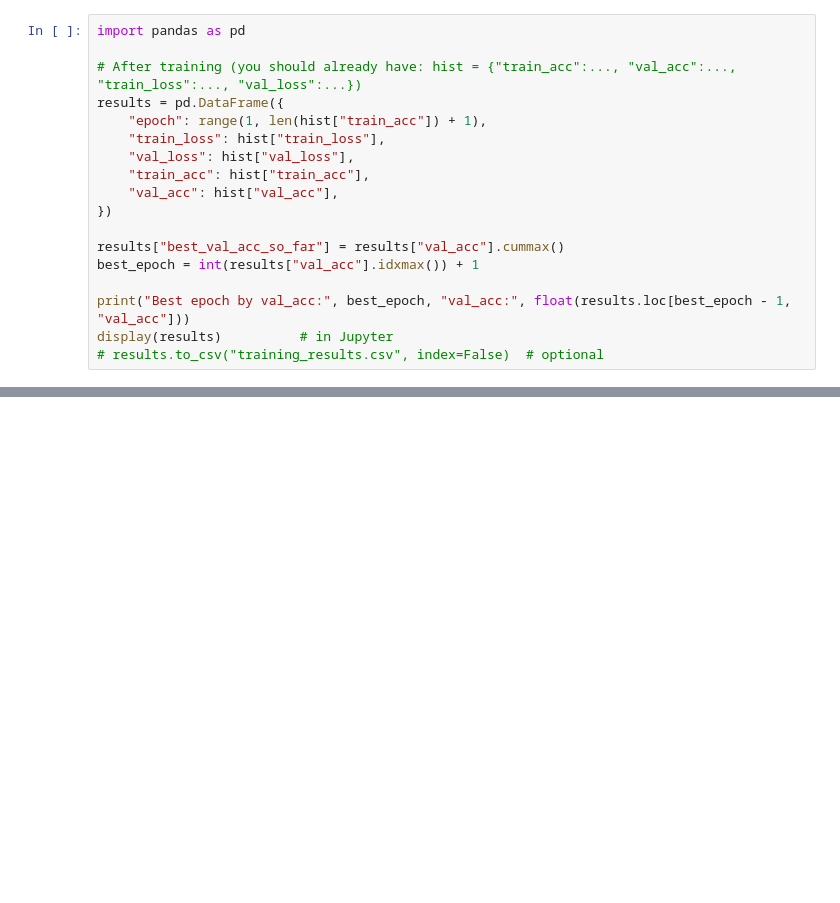
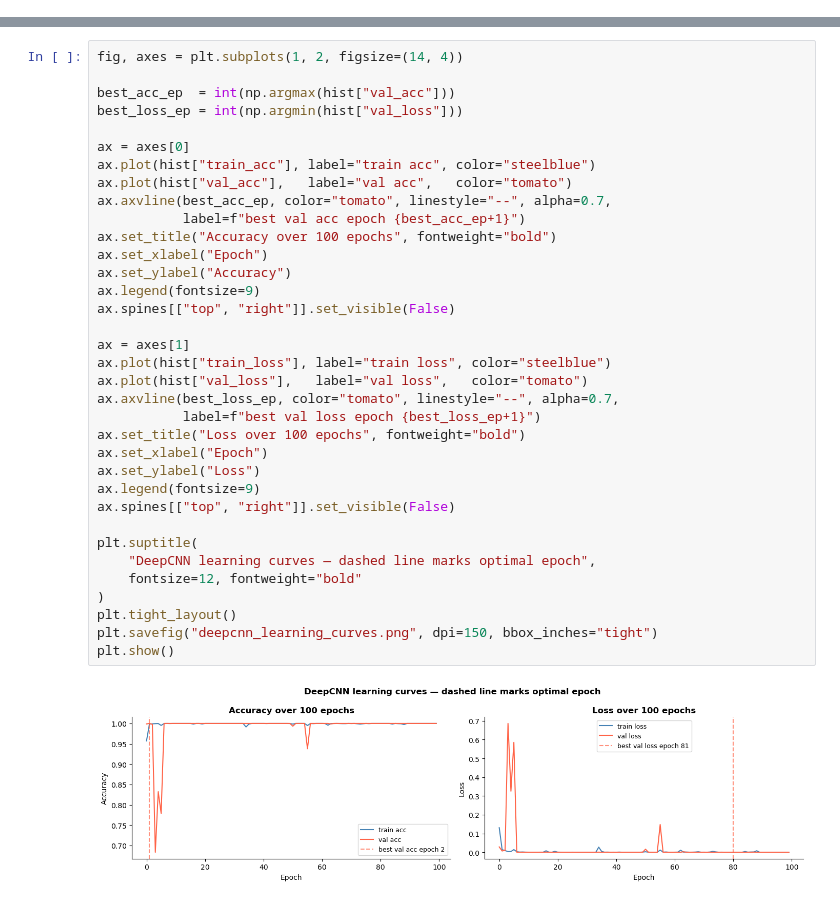
Before and after one commit to davidh-code/Unit-4, a Jupyter notebook: Untitled2.ipynb, the cells around one changed output, grey strips where cells are left out. Cells and saved outputs as stored; diff of their text form; blank space fills up the shorter version.

```diff
--- a/Untitled2.ipynb
+++ b/Untitled2.ipynb
@@ -1659,18 +20,0 @@ PRED: 2 Pelvis  5.0  B31f prob= 0.9999850988388062
-# %%
-import pandas as pd
-
-# After training (you should already have: hist = {"train_acc":..., "val_acc":..., "train_loss":..., "val_loss":...})
-results = pd.DataFrame({
-    "epoch": range(1, len(hist["train_acc"]) + 1),
-    "train_loss": hist["train_loss"],
-    "val_loss": hist["val_loss"],
-    "train_acc": hist["train_acc"],
-    "val_acc": hist["val_acc"],
-})
-
-results["best_val_acc_so_far"] = results["val_acc"].cummax()
-best_epoch = int(results["val_acc"].idxmax()) + 1
-
-print("Best epoch by val_acc:", best_epoch, "val_acc:", float(results.loc[best_epoch - 1, "val_acc"]))
-display(results)          # in Jupyter
-# results.to_csv("training_results.csv", index=False)  # optional
@@ -1804,0 +322,37 @@ Estimated Total Size (MB): 0.50
+# %%
+fig, axes = plt.subplots(1, 2, figsize=(14, 4))
+
+best_acc_ep  = int(np.argmax(hist["val_acc"]))
+best_loss_ep = int(np.argmin(hist["val_loss"]))
+
+ax = axes[0]
+ax.plot(hist["train_acc"], label="train acc", color="steelblue")
+ax.plot(hist["val_acc"],   label="val acc",   color="tomato")
+ax.axvline(best_acc_ep, color="tomato", linestyle="--", alpha=0.7,
+           label=f"best val acc epoch {best_acc_ep+1}")
+ax.set_title("Accuracy over 100 epochs", fontweight="bold")
+ax.set_xlabel("Epoch")
+ax.set_ylabel("Accuracy")
+ax.legend(fontsize=9)
+ax.spines[["top", "right"]].set_visible(False)
+
+ax = axes[1]
+ax.plot(hist["train_loss"], label="train loss", color="steelblue")
+ax.plot(hist["val_loss"],   label="val loss",   color="tomato")
+ax.axvline(best_loss_ep, color="tomato", linestyle="--", alpha=0.7,
+           label=f"best val loss epoch {best_loss_ep+1}")
+ax.set_title("Loss over 100 epochs", fontweight="bold")
+ax.set_xlabel("Epoch")
+ax.set_ylabel("Loss")
+ax.legend(fontsize=9)
+ax.spines[["top", "right"]].set_visible(False)
+
+plt.suptitle(
+    "DeepCNN learning curves — dashed line marks optimal epoch",
+    fontsize=12, fontweight="bold"
+)
+plt.tight_layout()
+plt.savefig("deepcnn_learning_curves.png", dpi=150, bbox_inches="tight")
+plt.show()
+# %% [output]
+[figure, added]
```
Also changed, not shown: parts of 50 cells of this notebook.
